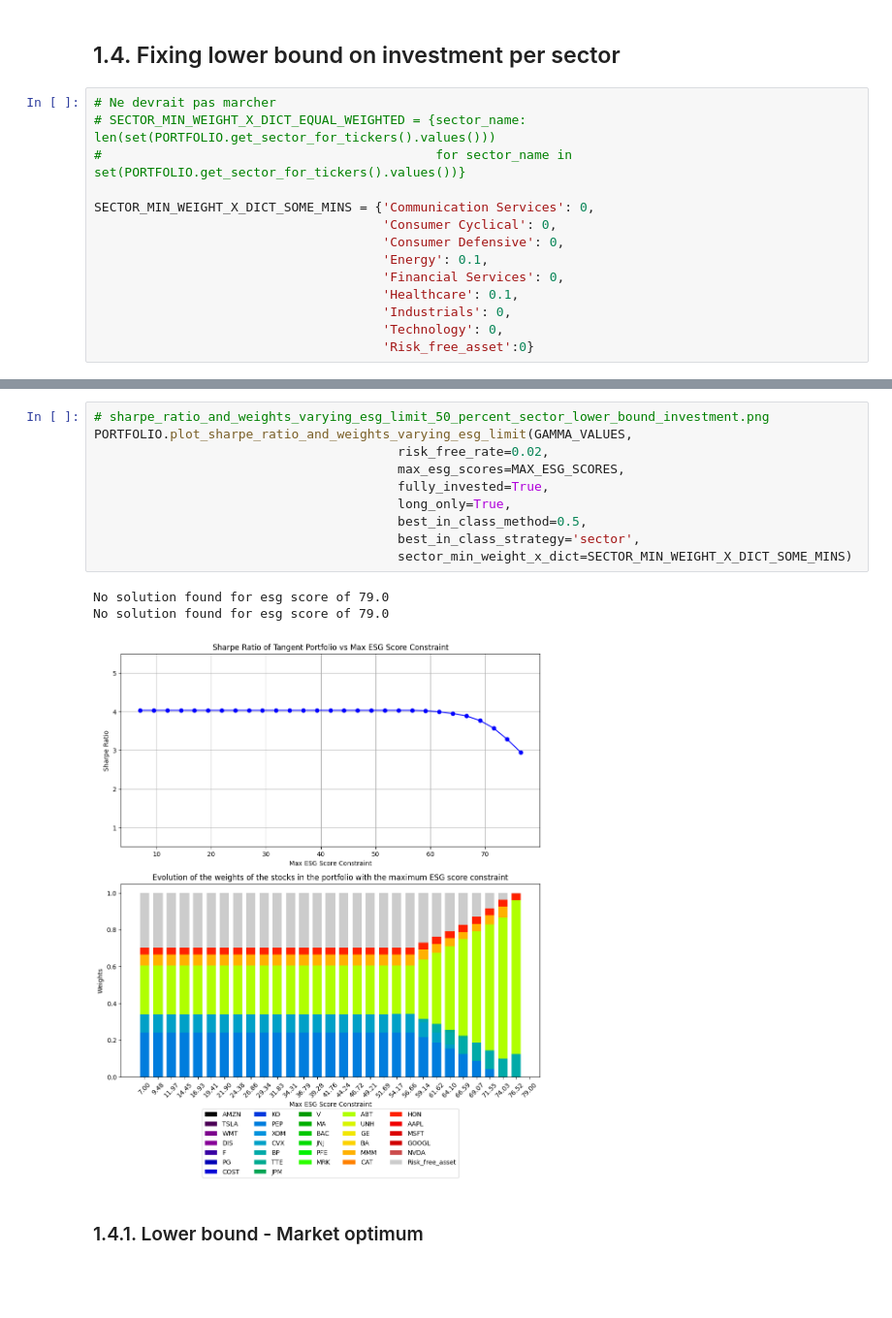
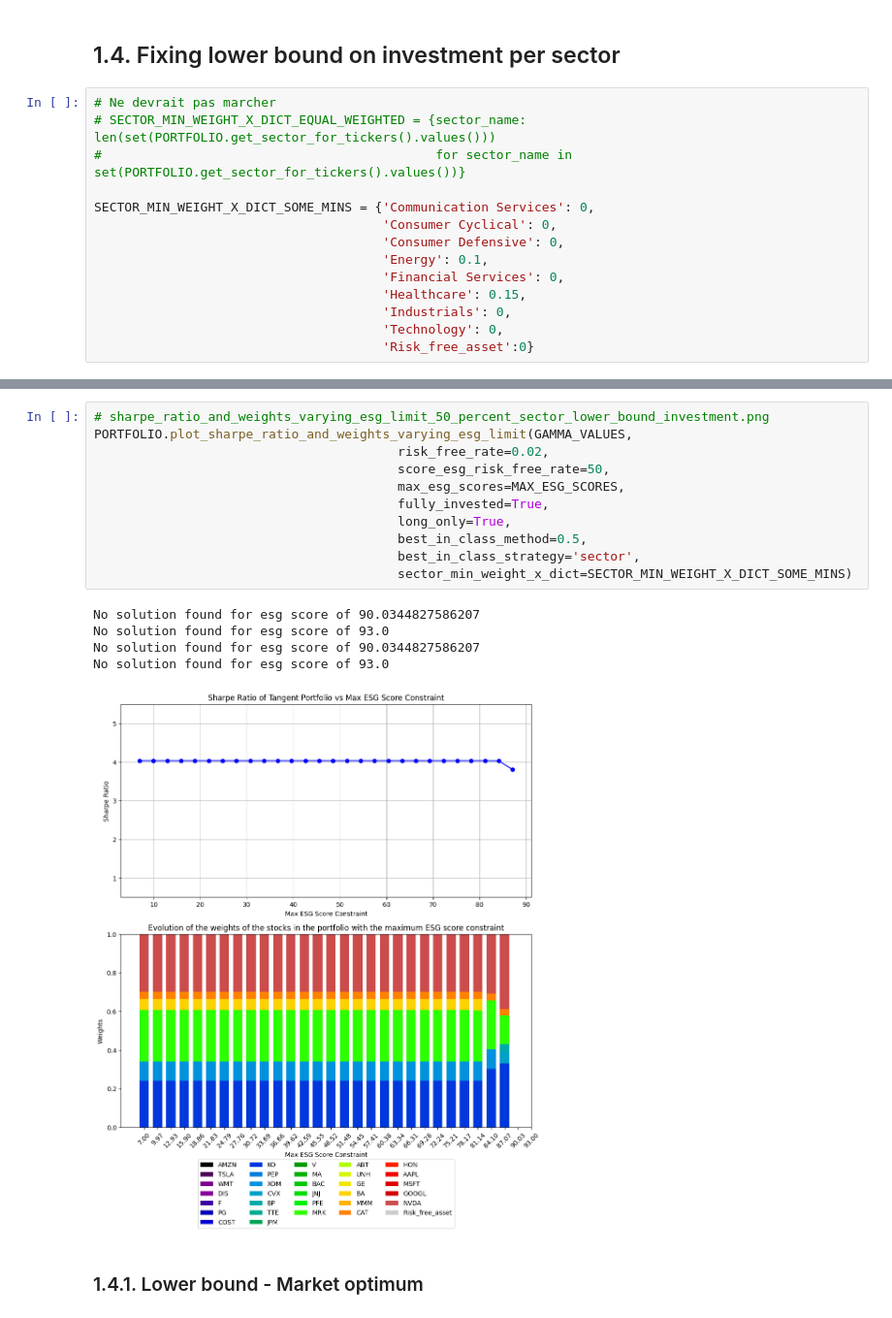
Before and after one commit to antoinedte/-Allocation_de_portefeuille_sous_contrainte_ESG, a Jupyter notebook: exploration/20240309_msci_rating copy.ipynb, the cells around one changed output, grey strips where cells are left out. Shown at 97% size. Drawn from its saved outputs; the diff is of its cells as text; blank space fills up the shorter version.

```diff
--- a/exploration/20240309_msci_rating copy.ipynb
+++ b/exploration/20240309_msci_rating copy.ipynb
@@ -463,7 +465,7 @@ SECTOR_MIN_WEIGHT_X_DICT_SOME_MINS = {'Communication Services': 0,
                                       'Consumer Defensive': 0,
                                       'Energy': 0.1,
                                       'Financial Services': 0,
-                                      'Healthcare': 0.1,
+                                      'Healthcare': 0.15,
                                       'Industrials': 0,
                                       'Technology': 0,
                                       'Risk_free_asset':0}
@@ -498,17 +506,20 @@ No solution found for esg score of 79.0
 # %%
 # sharpe_ratio_and_weights_varying_esg_limit_50_percent_sector_lower_bound_investment.png
 PORTFOLIO.plot_sharpe_ratio_and_weights_varying_esg_limit(GAMMA_VALUES,
                                         risk_free_rate=0.02,
+                                        score_esg_risk_free_rate=50,
                                         max_esg_scores=MAX_ESG_SCORES,
                                         fully_invested=True,
                                         long_only=True,
                                         best_in_class_method=0.5,
                                         best_in_class_strategy='sector',
                                         sector_min_weight_x_dict=SECTOR_MIN_WEIGHT_X_DICT_SOME_MINS)
 # %% [output]
-No solution found for esg score of 79.0
-No solution found for esg score of 79.0
+No solution found for esg score of 90.0344827586207
+No solution found for esg score of 93.0
+No solution found for esg score of 90.0344827586207
+No solution found for esg score of 93.0
-[figure, old version]
+[figure, new version]
 # %% [markdown]
 ### 1.4.1. Lower bound - Market optimum
 # %%
```
Also changed, not shown: parts of 20 cells of this notebook, 25 other files.
